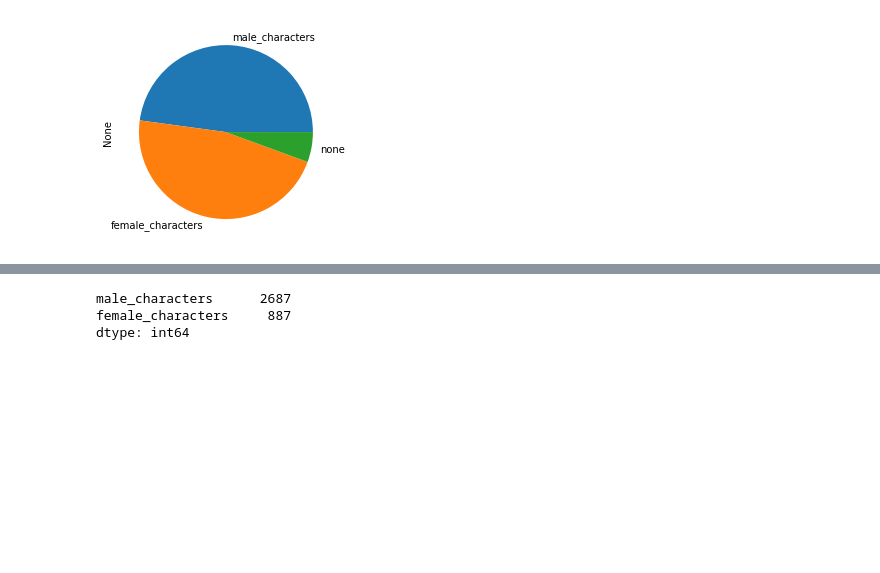
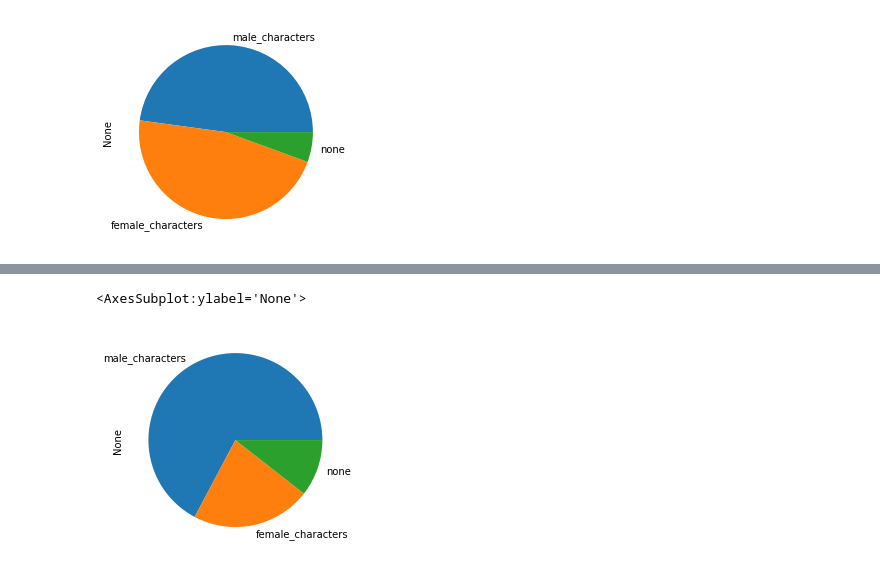
Before and after one commit to gobbykid/gobbykid-characters-extraction, a Jupyter notebook: characters_extraction_and_gender_recognition/analytics.ipynb, the cells around one changed output, grey strips where cells are left out. Saved outputs shown, nothing was run; the diff lists cells and outputs as text; code cells hidden in the pictures; blank space fills up the shorter version.

```diff
--- a/characters_extraction_and_gender_recognition/analytics.ipynb
+++ b/characters_extraction_and_gender_recognition/analytics.ipynb
@@ -277,6 +296,5 @@ dtype: int64
 # %%
-df_m_after_1880[["male_characters", "female_characters"]].sum() #.plot.pie()
+df_m_after_1880[["male_characters", "female_characters", "none"]].sum().plot.pie()
 # %% [output]
-male_characters      2687
-female_characters     887
-dtype: int64
+<AxesSubplot:ylabel='None'>
+[figure, added]
```
Also changed, not shown: parts of 26 cells of this notebook.
